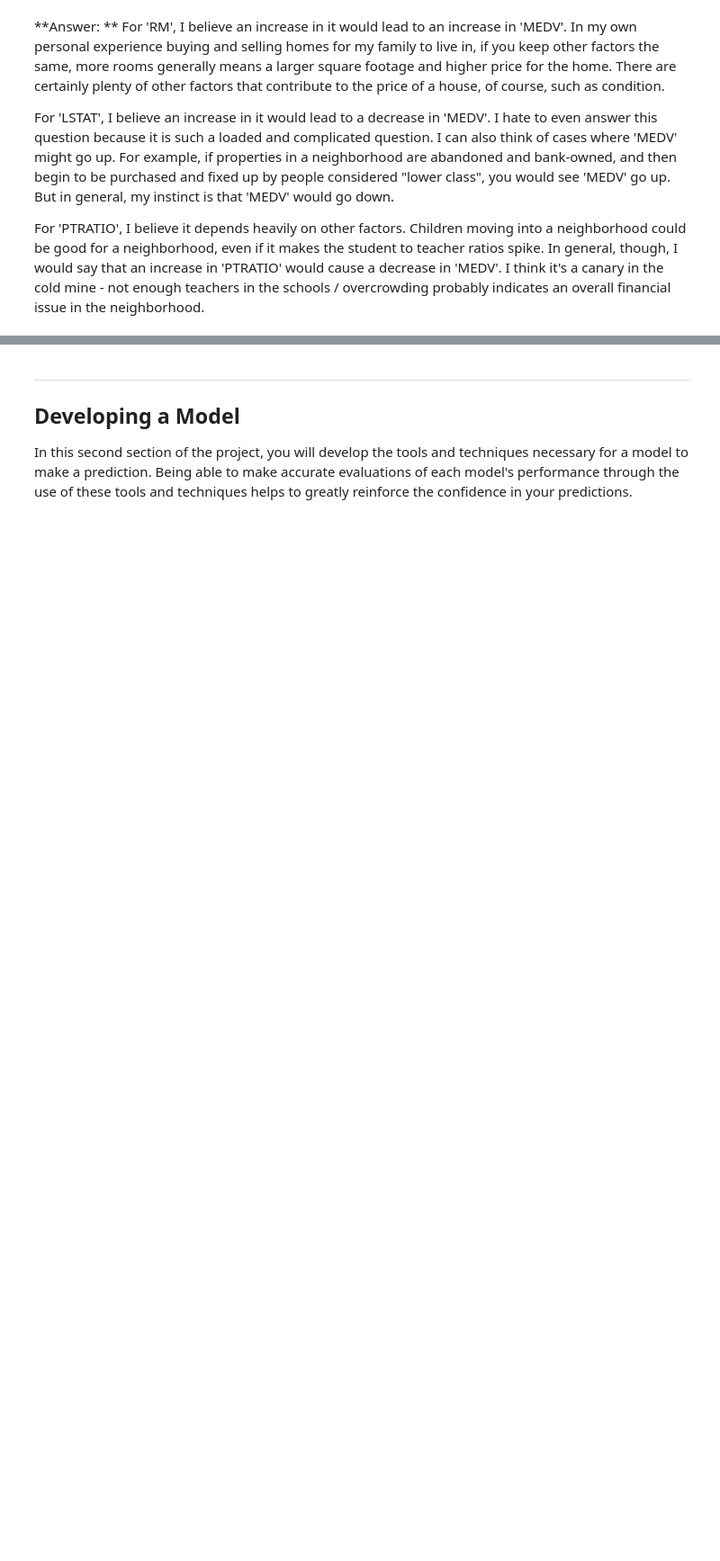
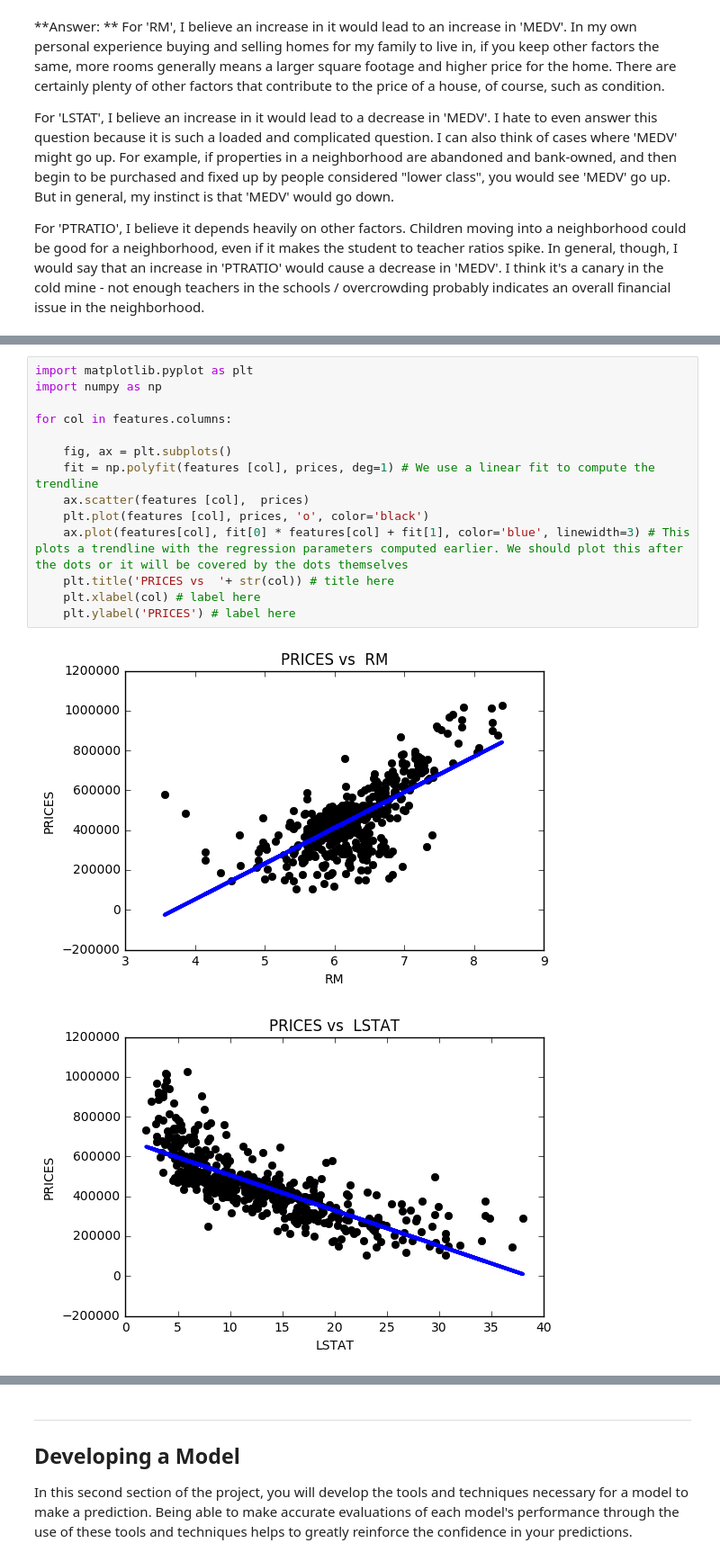
Before and after one commit to goldstarwebs/machine-learning, a Jupyter notebook: projects/boston_housing/boston_housing.ipynb, the cells around one changed output, grey strips where cells are left out. Shown: that part at 90% size. Saved outputs shown, nothing was run; the diff lists cells and outputs as text; blank space fills up the shorter version.

```diff
--- a/projects/boston_housing/boston_housing.ipynb
+++ b/projects/boston_housing/boston_housing.ipynb
@@ -100,0 +110,17 @@ For 'PTRATIO', I believe it depends heavily on other factors.  Children moving i
+# %%
+import matplotlib.pyplot as plt
+import numpy as np
+
+for col in features.columns:
+
+    fig, ax = plt.subplots()
+    fit = np.polyfit(features [col], prices, deg=1) # We use a linear fit to compute the trendline
+    ax.scatter(features [col],  prices)
+    plt.plot(features [col], prices, 'o', color='black')
+    ax.plot(features[col], fit[0] * features[col] + fit[1], color='blue', linewidth=3) # This plots a trendline with the regression parameters computed earlier. We should plot this after the dots or it will be covered by the dots themselves
+    plt.title('PRICES vs  '+ str(col)) # title here
+    plt.xlabel(col) # label here
+    plt.ylabel('PRICES') # label here
+# %% [output]
+[figure, added]
+[figure, added]
```
Also changed, not shown: parts of 7 cells of this notebook, 1 other file.
